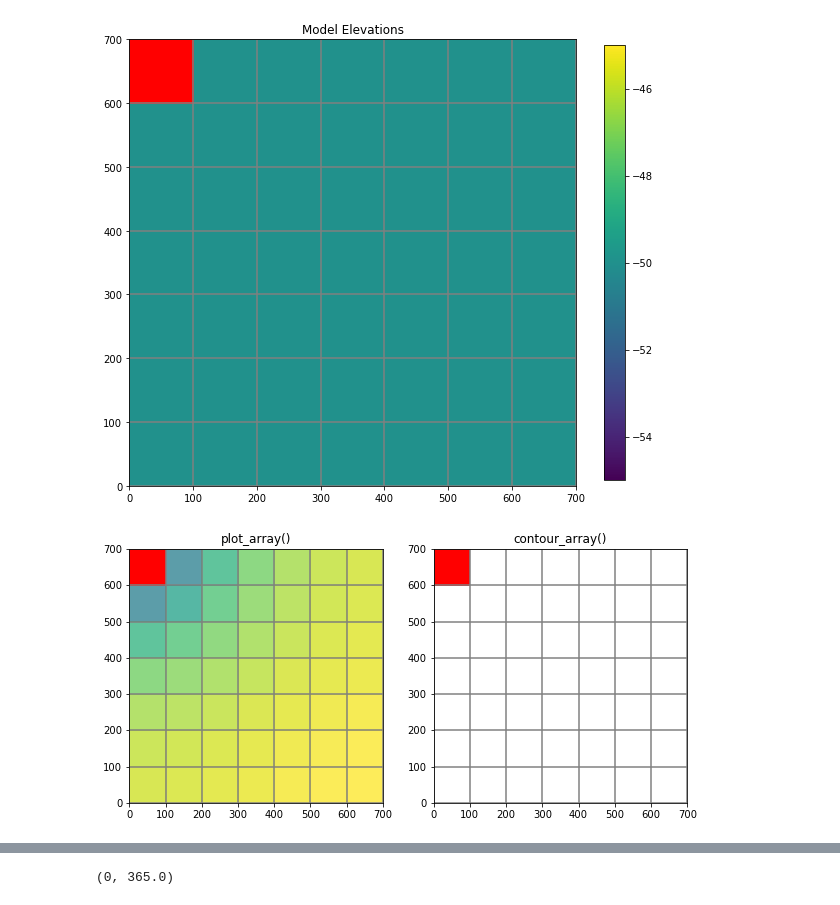
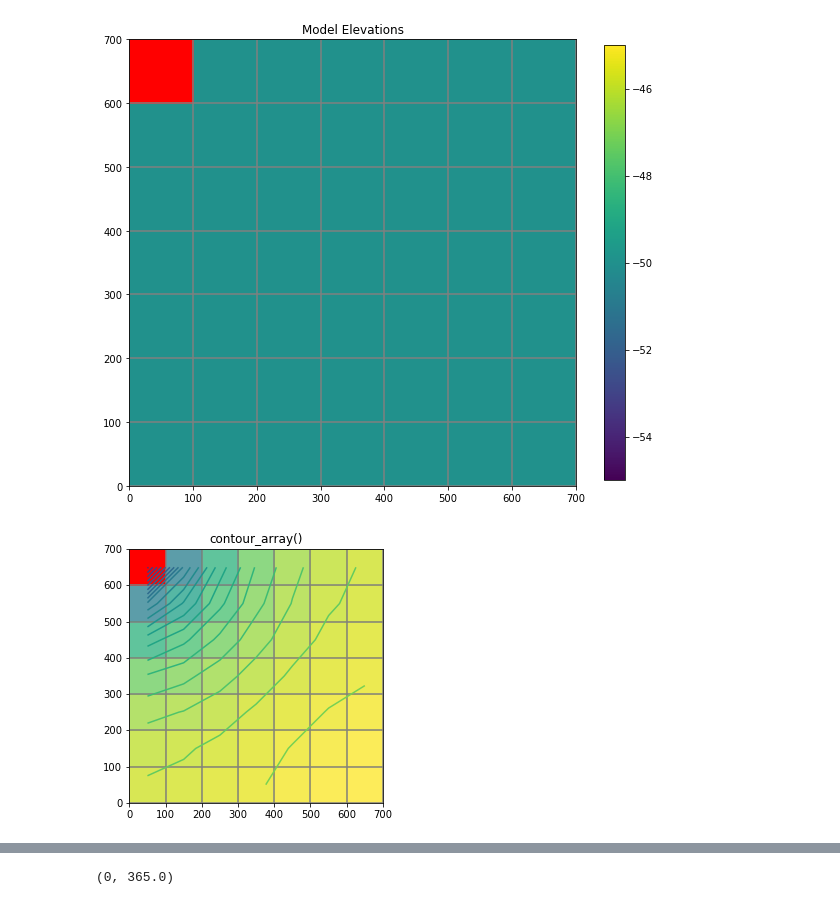
Before and after one commit to jordw22/modflow_epa, a Jupyter notebook: Notebooks/Problem 14 (Part c) - Head-Dependent Boundary Conditions.ipynb, the cells around one changed output, grey strips where cells are left out. Cells and saved outputs as stored; diff of their text form; code cells hidden in the pictures.

```diff
--- a/Notebooks/Problem 14 (Part c) - Head-Dependent Boundary Conditions.ipynb
+++ b/Notebooks/Problem 14 (Part c) - Head-Dependent Boundary Conditions.ipynb
@@ -510,29 +509,19 @@ modelmap.plot_bc("WEL")
 [figure]
 # %%
 fname = os.path.join(model_ws, 'p14_pc.cbc')
-#headobj = bf.HeadFile(fname)
-#headobj = flopy.utils.HeadFile(fname)
 head = headobj.get_data()
-levels = np.arange(10, 30, .5)
+levels = np.arange(-25, -10, .5)
 
 fig = plt.figure(figsize=(10, 10))
 
-#plot_array
+#contour_array
 ax = fig.add_subplot(1, 2, 1, aspect='equal')
-ax.set_title('plot_array()')
+ax.set_title('contour_array()')
 modelmap = flopy.plot.ModelMap(model=mf)
 quadmesh = modelmap.plot_ibound()
 quadmesh = modelmap.plot_array(head, masked_values=[999.], alpha=0.5)
 modelmap.plot_bc("WEL")
 linecollection = modelmap.plot_grid()
-
-#contour_array
-ax = fig.add_subplot(1, 2, 2, aspect='equal')
-ax.set_title('contour_array()')
-modelmap = flopy.plot.ModelMap(model=mf)
-quadmesh = modelmap.plot_ibound()
-modelmap.plot_bc("WEL")
 contour_set = modelmap.contour_array(head, masked_values=[999.], levels=levels)
-linecollection = modelmap.plot_grid()
 # %% [output]
-[figure, old version]
+[figure, new version]
```
Also changed, not shown: parts of 7 cells of this notebook, 2 other files.
